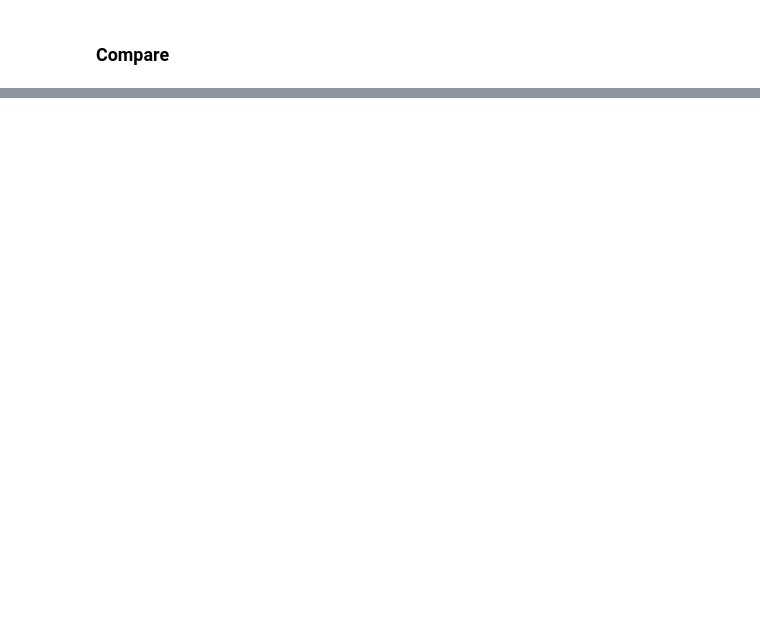
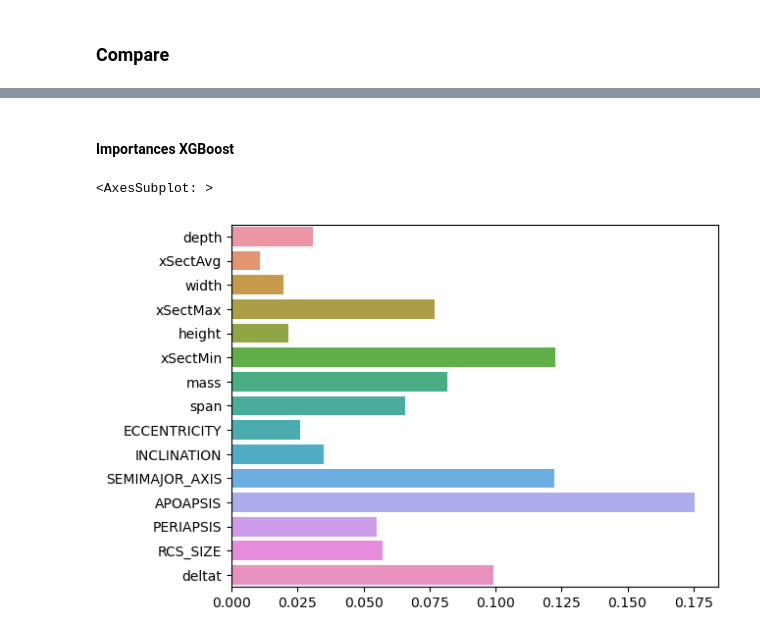
Before and after one commit to tristandijkstra/SmallObjectTracking, a Jupyter notebook: basicML.ipynb, the cells around one changed output, grey strips where cells are left out. Drawn from its saved outputs; the diff is of its cells as text; code cells hidden in the pictures; blank space fills up the shorter version.

Commit message:
trying xgboost

```diff
--- a/basicML.ipynb
+++ b/basicML.ipynb
@@ -211,0 +272,11 @@ sns.barplot(x = forest_importances, y=columnsFeatures, orient="h")
+# %% [markdown]
+#### Importances XGBoost
+# %%
+importances = xg_reg.feature_importances_
+forest_importances = pd.Series(importances, index=columnsFeatures)
+std = np.std([tree.feature_importances_ for tree in RndmFrst.estimators_], axis=0)
+
+sns.barplot(x = forest_importances, y=columnsFeatures, orient="h")
+# %% [output]
+<AxesSubplot: >
+[figure, added]
```
Also changed, not shown: parts of 10 cells of this notebook.
